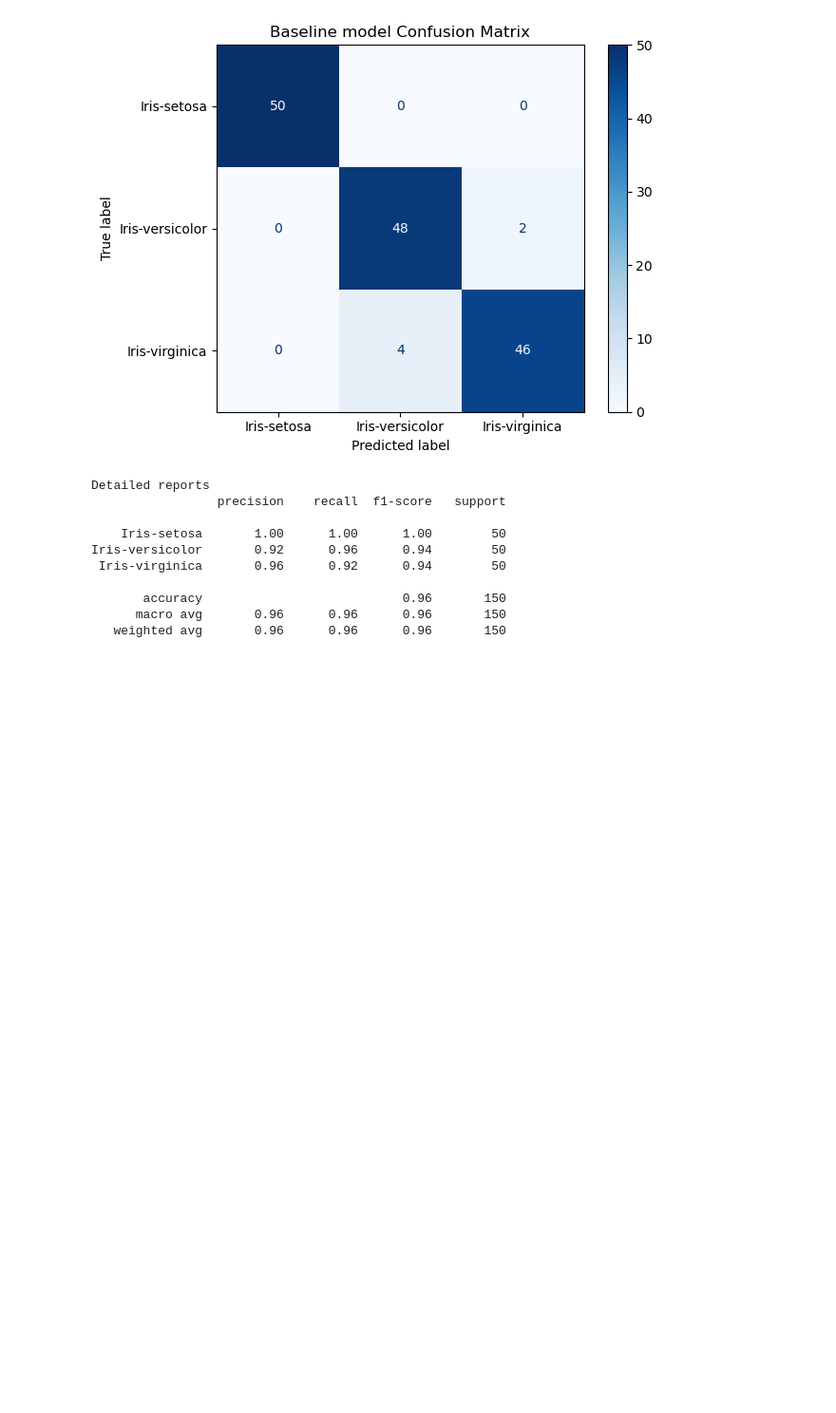
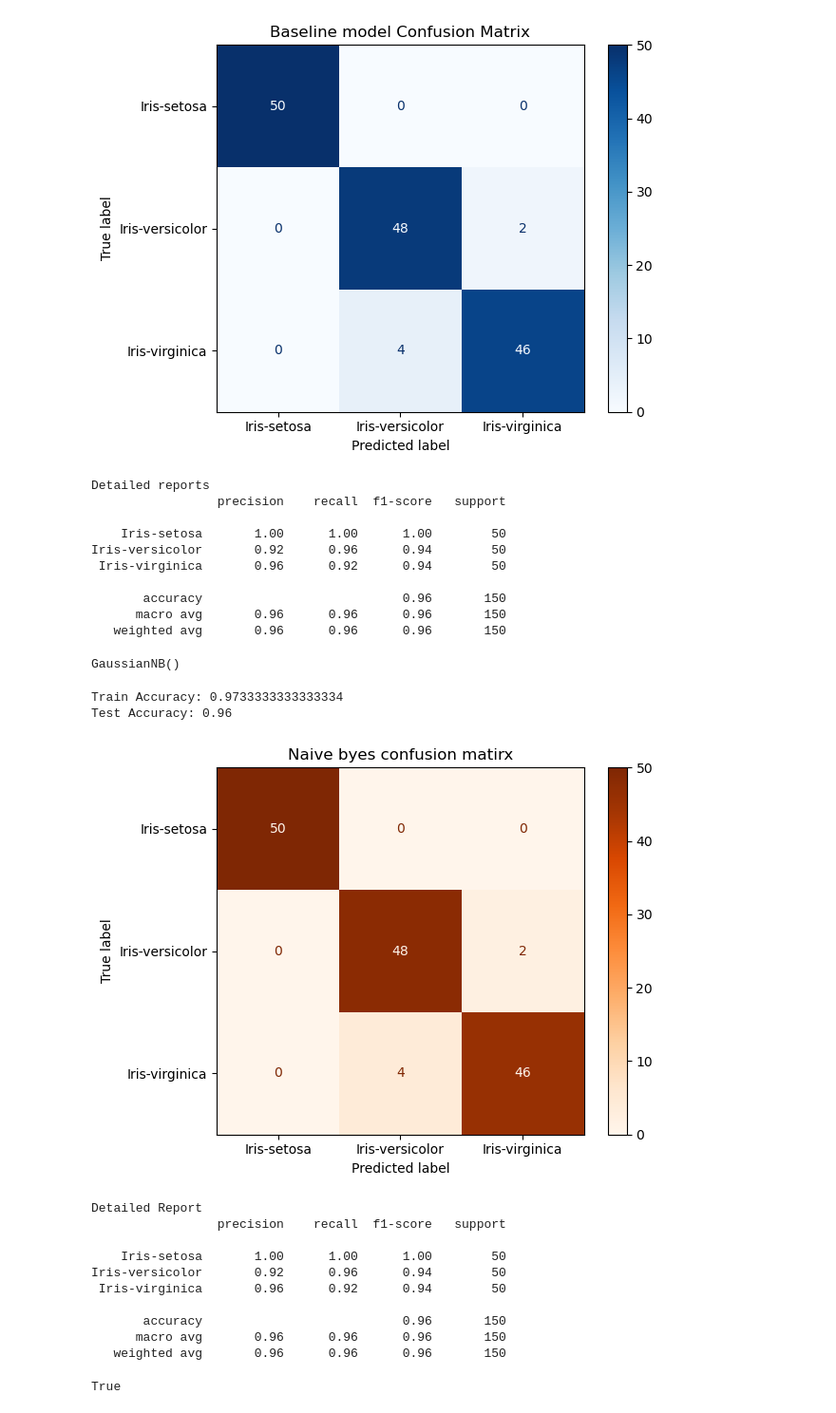
Before and after one commit to Samir-BK/Species-Dectector-ML-model, a Jupyter notebook: model.ipynb, the cells around one changed output. Shown at 95% size. Drawn from its saved outputs; the diff is of its cells as text; code cells hidden in the pictures; blank space fills up the shorter version.

Commit message:
Naive bayes Algorithm Model

```diff
--- a/model.ipynb
+++ b/model.ipynb
@@ -145,3 +145,51 @@ Iris-versicolor       0.92      0.96      0.94        50
        accuracy                           0.96       150
       macro avg       0.96      0.96      0.96       150
    weighted avg       0.96      0.96      0.96       150
+# %%
+# Baseline model for Baive Bayes
+gnb_model = GaussianNB()
+gnb_model.fit(X_train_scaled, y_train)
+# %% [output]
+GaussianNB()
+# %%
+y_pred_gnb = gnb_model.predict(X_test_scaled)
+# %%
+# Evvaluation
+train_accuracy = gnb_model.score(X_train_scaled, y_train)
+test_accuracy = gnb_model.score(X_test_scaled, y_test)
+
+print("Train Accuracy:", train_accuracy)
+print("Test Accuracy:", test_accuracy)
+# %% [output]
+Train Accuracy: 0.9733333333333334
+Test Accuracy: 0.96
+# %%
+# Confusion Metrics
+cm = confusion_matrix(y_test, y_pred_gnb)
+disp = ConfusionMatrixDisplay(confusion_matrix = cm, display_labels = gnb_model.classes_)
+disp.plot(cmap="Oranges")
+plt.title("Naive byes confusion matirx")
+plt.tight_layout()
+plt.show()
+
+# Detailed Report
+print("\nDetailed Report")
+classification_report = classification_report(y_test, y_pred_gnb)
+print(classification_report)
+# %% [output]
+[figure, added]
+Detailed Report
+                 precision    recall  f1-score   support
+
+    Iris-setosa       1.00      1.00      1.00        50
+Iris-versicolor       0.92      0.96      0.94        50
+ Iris-virginica       0.96      0.92      0.94        50
+
+       accuracy                           0.96       150
+      macro avg       0.96      0.96      0.96       150
+   weighted avg       0.96      0.96      0.96       150
+# %%
+# Checking if predictions from two algorithms are exactly same.
+print(np.array_equal(y_pred, y_pred_gnb)) #True: means they predict exaclty same cause of very small data sets!
+# %% [output]
+True
```
Also changed, not shown: parts of 2 cells of this notebook, 1 other file.
